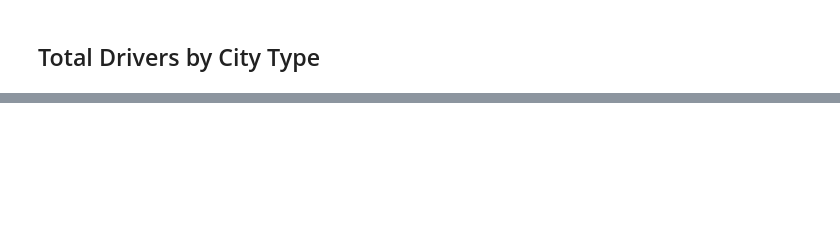
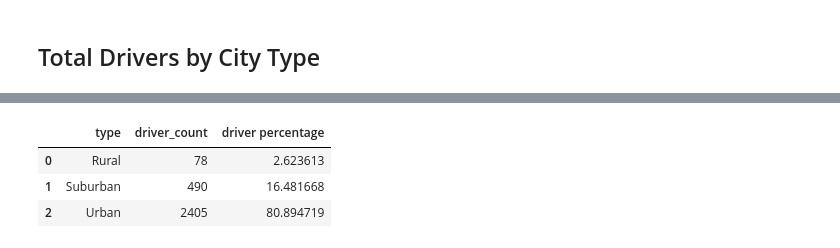
Before and after one commit to christopdr/data-analytics-bootcamp-2018, a Jupyter notebook: Homework5/pyber_starter.ipynb, the cells around one changed output, grey strips where cells are left out. Cells and saved outputs as stored; diff of their text form; code cells hidden in the pictures; blank space fills up the shorter version.

```diff
--- a/Homework5/pyber_starter.ipynb
+++ b/Homework5/pyber_starter.ipynb
@@ -160,0 +158,21 @@ plt.show()
+# %%
+# Calculate Driver Percents
+total_drivers = pd.DataFrame(join_frame.groupby(['city','type'])['driver_count'].value_counts())
+del total_drivers['driver_count']
+total_drivers = total_drivers.reset_index()
+t_drivers = total_drivers['driver_count'].sum()
+t_driver_group = total_drivers.groupby('type')['driver_count'].sum()
+t_driver_group
+
+driver_frame = pd.DataFrame(t_driver_group)
+driver_frame = driver_frame.reset_index()
+driver_frame['driver percentage'] = (driver_frame['driver_count']*100)/t_drivers
+driver_frame
+# Build Pie Charts
+
+# Save Figure
+# %% [output]
+|  | type | driver_count | driver percentage |
+| 0 | Rural | 78 | 2.623613 |
+| 1 | Suburban | 490 | 16.481668 |
+| 2 | Urban | 2405 | 80.894719 |
```
Also changed, not shown: parts of 9 cells of this notebook, 3 other files.
